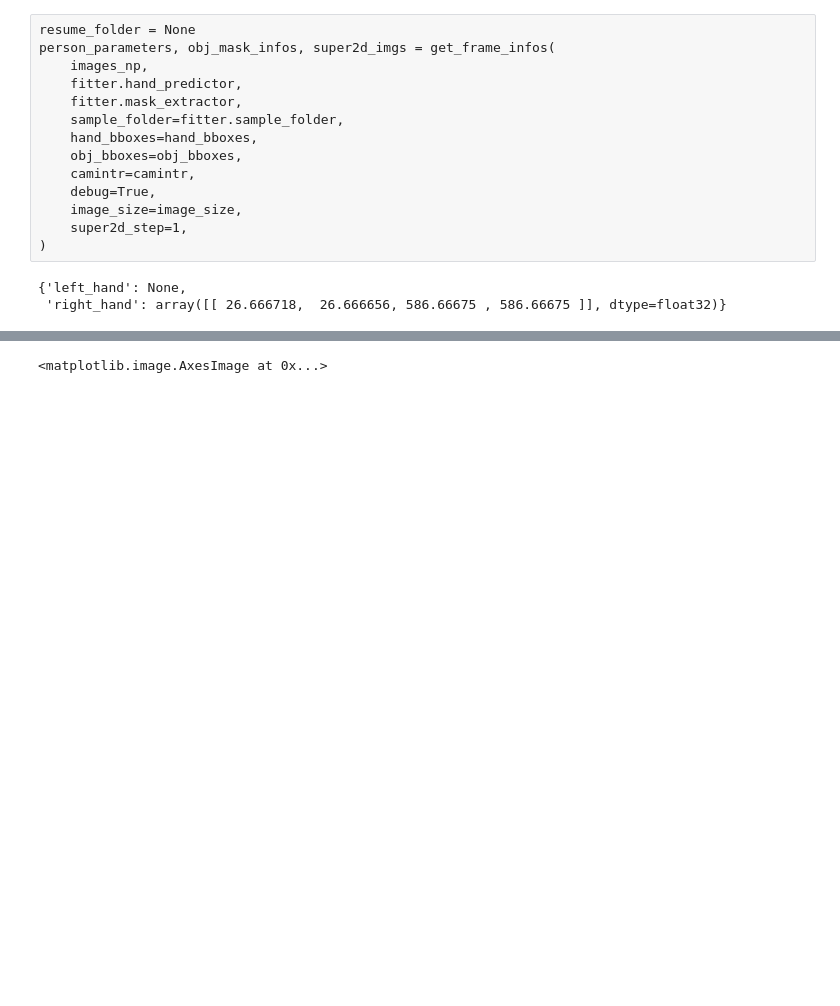
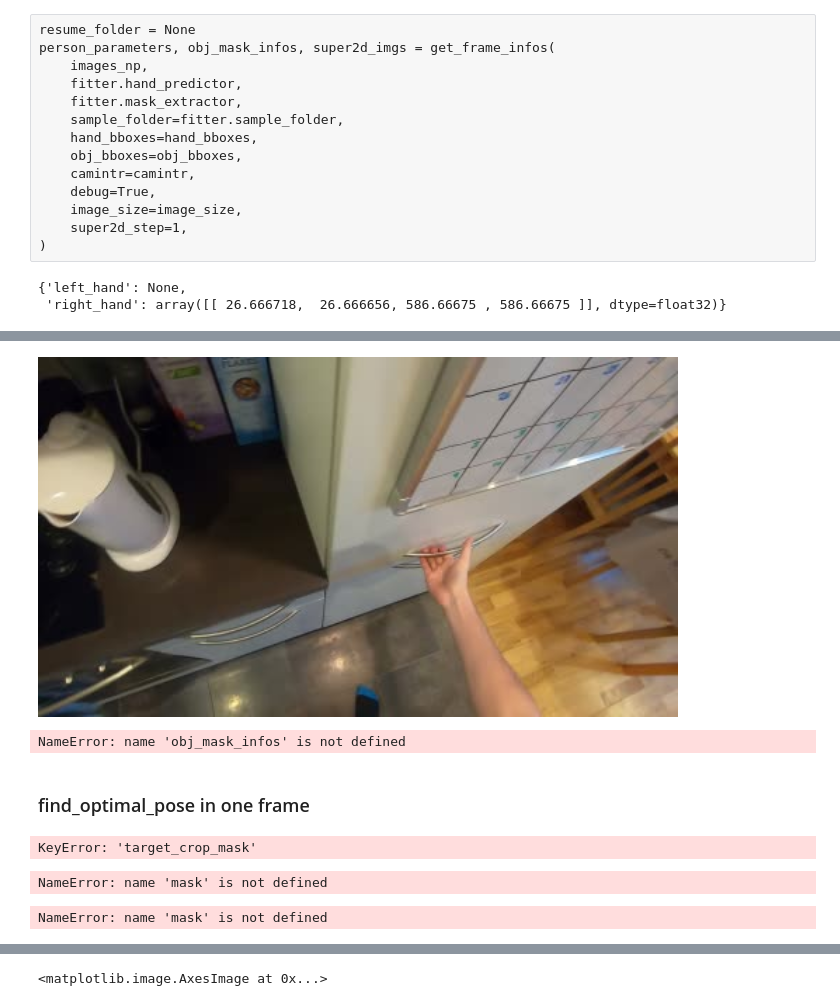
Before and after one commit to ktw361/homan, a Jupyter notebook: EPIC_pipeline.ipynb, the cells around one changed output, grey strips where cells are left out. Cells and saved outputs as stored; diff of their text form; code cells hidden in the pictures; blank space fills up the shorter version.

```diff
--- a/EPIC_pipeline.ipynb
+++ b/EPIC_pipeline.ipynb
@@ -227,0 +200,48 @@ obj_mask_infos
+# %%
+_video_id = 'P11_105'
+dataset._read_frame(_video_id, 242)
+# %% [output]
+[figure, added]
+# %%
+obj_verts_can = annots['objects'][0]['canverts3d']
+obj_faces = annots['objects'][0]['faces']
+
+images = images_np
+image_size = images_np[0].shape
+vertices = obj_verts_can[0]
+faces = obj_faces[0]
+annotations = obj_mask_infos
+Ks = camintr
+viz_path = './tmp/optimal_pose.png'
+# %% [output]
+NameError: name 'obj_mask_infos' is not defined
+# %% [markdown]
+### find_optimal_pose in one frame
+# %%
+annotation = annotations
+
+vertices = torch.from_numpy(vertices).cuda()
+faces = torch.from_numpy(faces).cuda()
+mask = annotation['target_crop_mask']
+bbox = annotation['bbox']
+square_box = annotation['square_bbox']
+image_size = image_size
+K = Ks[0]
+# %% [output]
+KeyError: 'target_crop_mask'
+# %%
+model = PoseOptimizer(
+    ref_image=mask,
+    vertices=vertices,
+    faces=faces,
+    textures=textures,
+    rotation_init=rotations_init,
+    translation_init=translations_init,
+    num_initializations=50,
+    K=camintr_roi)
+# %% [output]
+NameError: name 'mask' is not defined
+# %%
+mask
+# %% [output]
+NameError: name 'mask' is not defined
```
Also changed, not shown: parts of 18 cells of this notebook, 5 other files.
